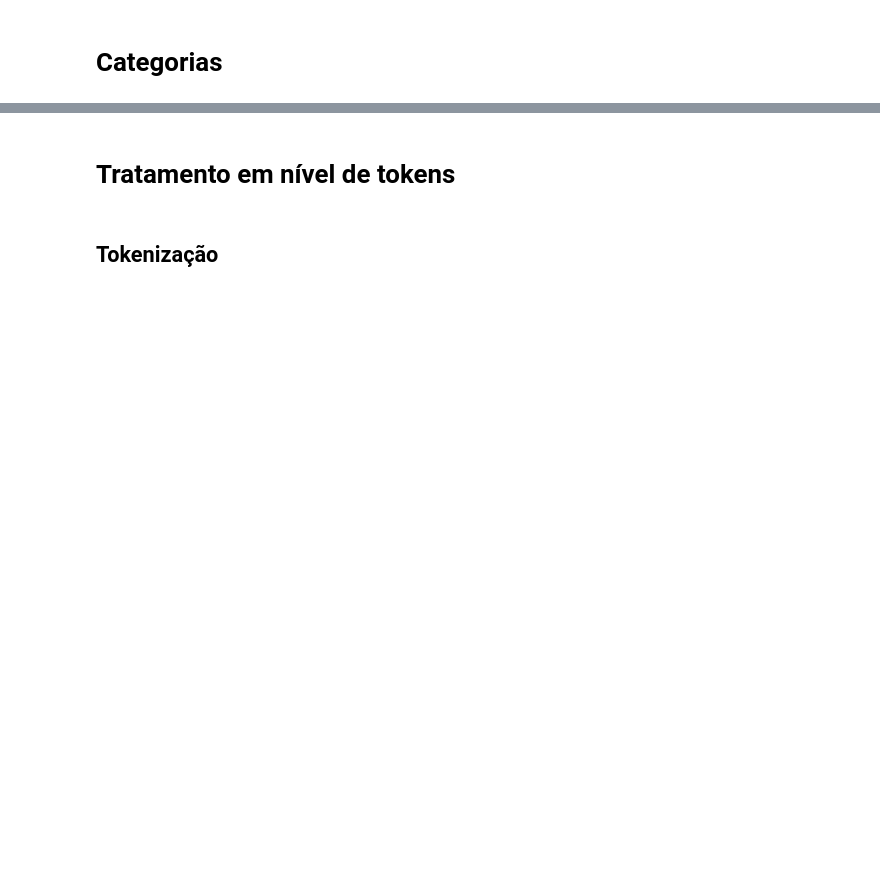
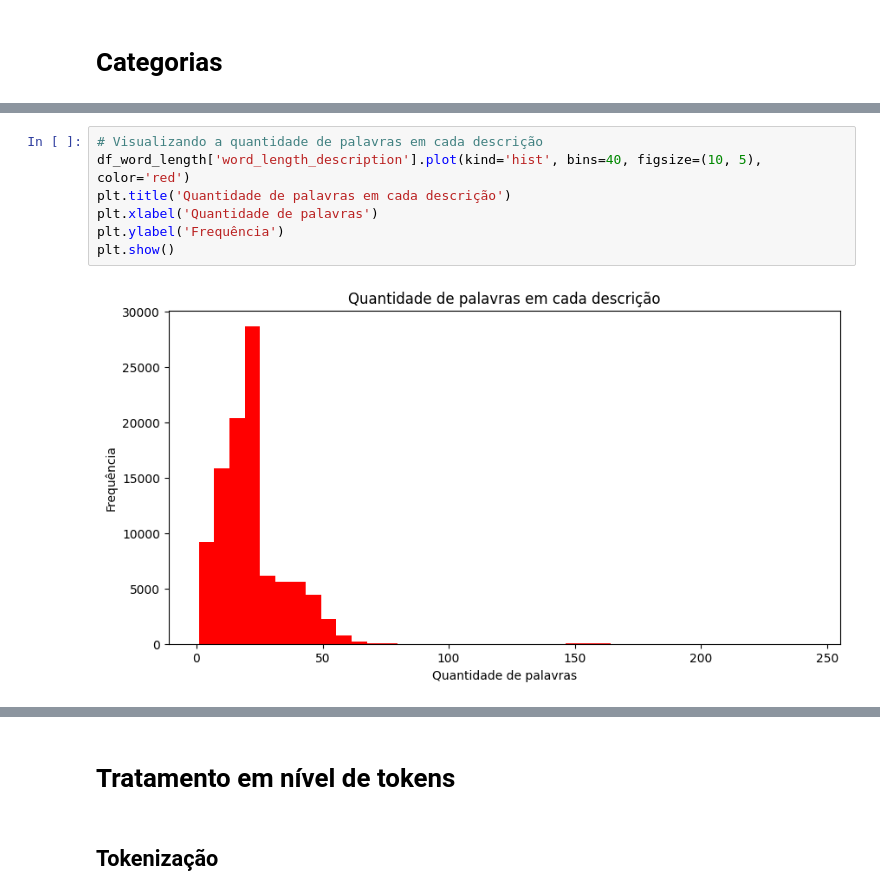
Before and after one commit to danielshz/news-categories-analysis, a Jupyter notebook: Tratamento.ipynb, the cells around one changed output, grey strips where cells are left out. Saved outputs shown, nothing was run; the diff lists cells and outputs as text; blank space fills up the shorter version.

```diff
--- a/Tratamento.ipynb
+++ b/Tratamento.ipynb
@@ -132,0 +274,9 @@ ax = categories_count.plot.hist(bins=42)
+# %%
+# Visualizando a quantidade de palavras em cada descrição
+df_word_length['word_length_description'].plot(kind='hist', bins=40, figsize=(10, 5), color='red')
+plt.title('Quantidade de palavras em cada descrição')
+plt.xlabel('Quantidade de palavras')
+plt.ylabel('Frequência')
+plt.show()
+# %% [output]
+[figure, added]
```
Also changed, not shown: parts of 48 cells of this notebook, 1 other file.
